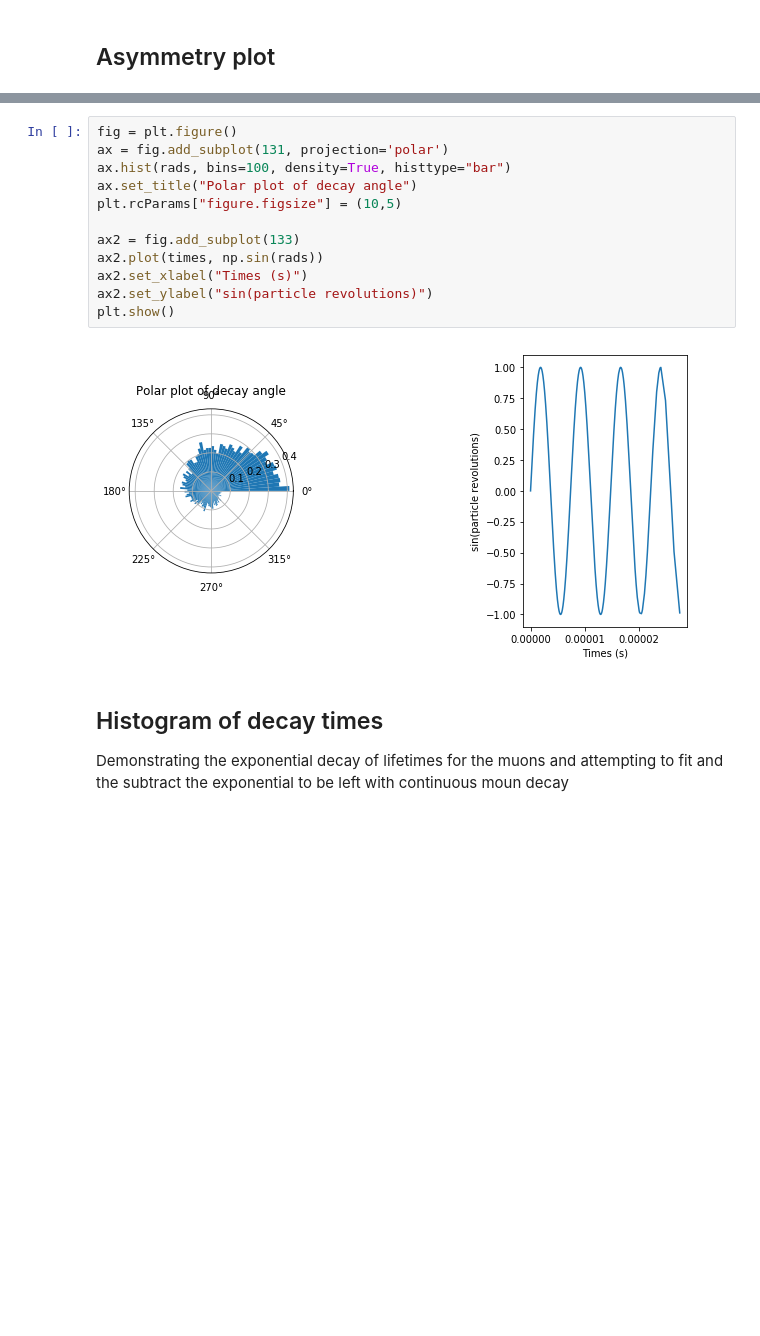
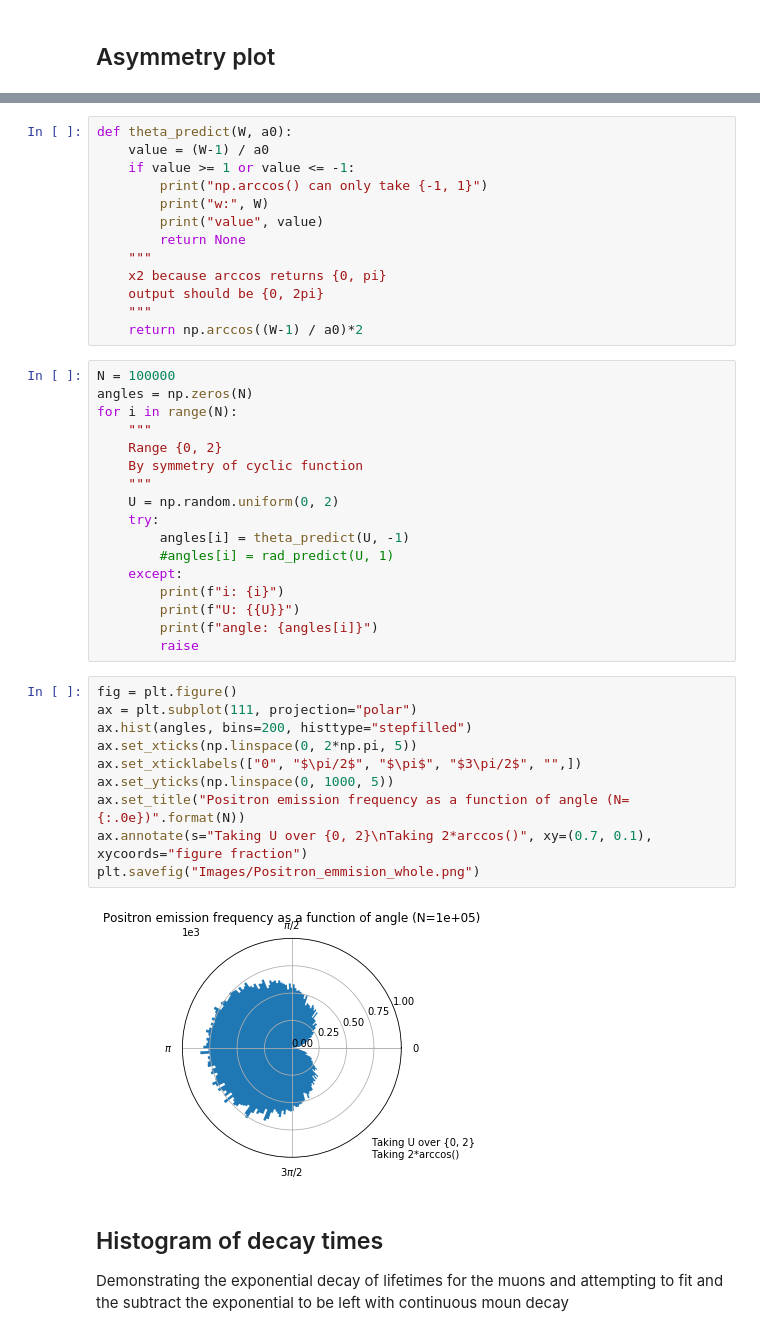
Before and after one commit to AJO-Python/Muon_magnets, a Jupyter notebook: Project_notebook.ipynb, the cells around one changed output, grey strips where cells are left out. Drawn from its saved outputs; the diff is of its cells as text; blank space fills up the shorter version.

Commit message:
Added positron emission to notebook

```diff
--- a/Project_notebook.ipynb
+++ b/Project_notebook.ipynb
@@ -102,17 +107,45 @@ Attempting to recreate this image
-# %%
-fig = plt.figure()
-ax = fig.add_subplot(131, projection='polar')
-ax.hist(rads, bins=100, density=True, histtype="bar")
-ax.set_title("Polar plot of decay angle")
-plt.rcParams["figure.figsize"] = (10,5)
-
-ax2 = fig.add_subplot(133)
-ax2.plot(times, np.sin(rads))
-ax2.set_xlabel("Times (s)")
-ax2.set_ylabel("sin(particle revolutions)")
-plt.show()
-# %% [output]
-[figure, removed]
+# %%
+def theta_predict(W, a0):
+    value = (W-1) / a0
+    if value >= 1 or value <= -1:
+        print("np.arccos() can only take {-1, 1}")
+        print("w:", W)
+        print("value", value)
+        return None
+    """
+    x2 because arccos returns {0, pi}
+    output should be {0, 2pi}
+    """
+    return np.arccos((W-1) / a0)*2
+# %%
+N = 100000
+angles = np.zeros(N)
+for i in range(N):
+    """
+    Range {0, 2}
+    By symmetry of cyclic function
+    """
+    U = np.random.uniform(0, 2)
+    try:
+        angles[i] = theta_predict(U, -1)
+        #angles[i] = rad_predict(U, 1)
+    except:
+        print(f"i: {i}")
+        print(f"U: {{U}}")
+        print(f"angle: {angles[i]}")
+        raise
+# %%
+fig = plt.figure()
+ax = plt.subplot(111, projection="polar")
+ax.hist(angles, bins=200, histtype="stepfilled")
+ax.set_xticks(np.linspace(0, 2*np.pi, 5))
+ax.set_xticklabels(["0", "$\pi/2$", "$\pi$", "$3\pi/2$", "",])
+ax.set_yticks(np.linspace(0, 1000, 5))
+ax.set_title("Positron emission frequency as a function of angle (N={:.0e})".format(N))
+ax.annotate(s="Taking U over {0, 2}\nTaking 2*arccos()", xy=(0.7, 0.1), xycoords="figure fraction")
+plt.savefig("Images/Positron_emmision_whole.png")
+# %% [output]
+[figure, added]
 # %% [markdown]
 ## Histogram of decay times
 Demonstrating the exponential decay of lifetimes for the muons and attempting to fit and the subtract the exponential to be left with continuous moun decay
```
Also changed, not shown: parts of 9 cells of this notebook.
